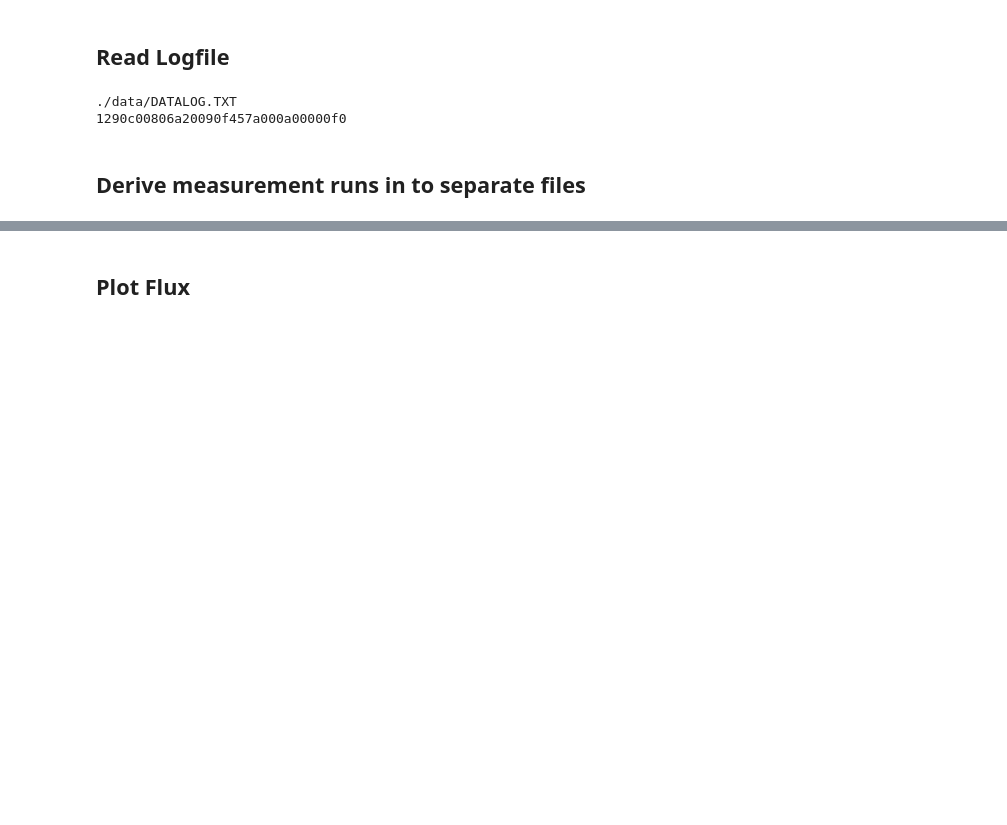
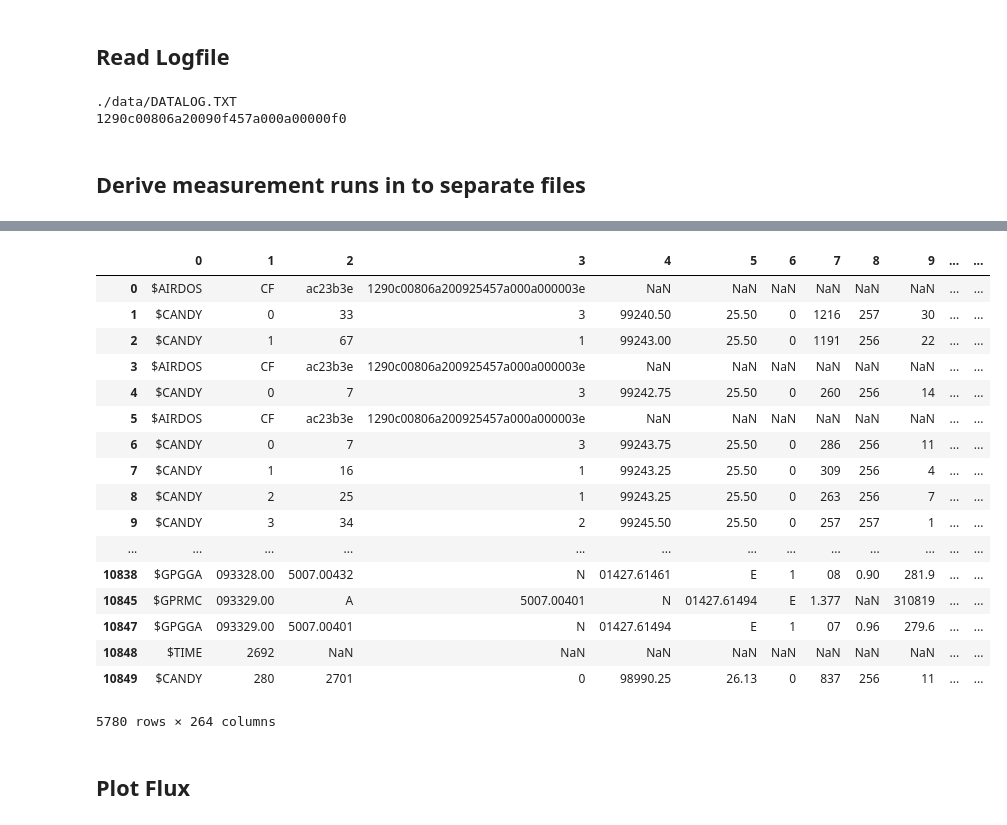
Before and after one commit to ODZ-UJF-AV-CR/AIRDOS-parser, a Jupyter notebook: AIRDOS-G.ipynb, the cells around one changed output, grey strips where cells are left out. Cells and saved outputs as stored; diff of their text form; code cells hidden in the pictures; blank space fills up the shorter version.

```diff
--- a/AIRDOS-G.ipynb
+++ b/AIRDOS-G.ipynb
@@ -156,3 +160,24 @@ for x in runs:
+# %%
+df
+# %% [output]
+|  | 0 | 1 | 2 | 3 | 4 | 5 | 6 | 7 | 8 | 9 | ... | ... |
+| 0 | $AIRDOS | CF | ac23b3e | 1290c00806a200925457a000a000003e | NaN | NaN | NaN | NaN | NaN | NaN | ... | ... |
+| 1 | $CANDY | 0 | 33 | 3 | 99240.50 | 25.50 | 0 | 1216 | 257 | 30 | ... | ... |
+| 2 | $CANDY | 1 | 67 | 1 | 99243.00 | 25.50 | 0 | 1191 | 256 | 22 | ... | ... |
+| 3 | $AIRDOS | CF | ac23b3e | 1290c00806a200925457a000a000003e | NaN | NaN | NaN | NaN | NaN | NaN | ... | ... |
+| 4 | $CANDY | 0 | 7 | 3 | 99242.75 | 25.50 | 0 | 260 | 256 | 14 | ... | ... |
+| 5 | $AIRDOS | CF | ac23b3e | 1290c00806a200925457a000a000003e | NaN | NaN | NaN | NaN | NaN | NaN | ... | ... |
+| 6 | $CANDY | 0 | 7 | 3 | 99243.75 | 25.50 | 0 | 286 | 256 | 11 | ... | ... |
+| 7 | $CANDY | 1 | 16 | 1 | 99243.25 | 25.50 | 0 | 309 | 256 | 4 | ... | ... |
+| 8 | $CANDY | 2 | 25 | 1 | 99243.25 | 25.50 | 0 | 263 | 256 | 7 | ... | ... |
+| 9 | $CANDY | 3 | 34 | 2 | 99245.50 | 25.50 | 0 | 257 | 257 | 1 | ... | ... |
+| ... | ... | ... | ... | ... | ... | ... | ... | ... | ... | ... | ... | ... |
+| 10838 | $GPGGA | 093328.00 | 5007.00432 | N | 01427.61461 | E | 1 | 08 | 0.90 | 281.9 | ... | ... |
+| 10845 | $GPRMC | 093329.00 | A | 5007.00401 | N | 01427.61494 | E | 1.377 | NaN | 310819 | ... | ... |
+| 10847 | $GPGGA | 093329.00 | 5007.00401 | N | 01427.61494 | E | 1 | 07 | 0.96 | 279.6 | ... | ... |
+| 10848 | $TIME | 2692 | NaN | NaN | NaN | NaN | NaN | NaN | NaN | NaN | ... | ... |
+| 10849 | $CANDY | 280 | 2701 | 0 | 98990.25 | 26.13 | 0 | 837 | 256 | 11 | ... | ... |
+5780 rows × 264 columns
 # %% [markdown]
 ## Plot Flux
 # %%
```
Also changed, not shown: parts of 4 cells of this notebook, 2 other files.
